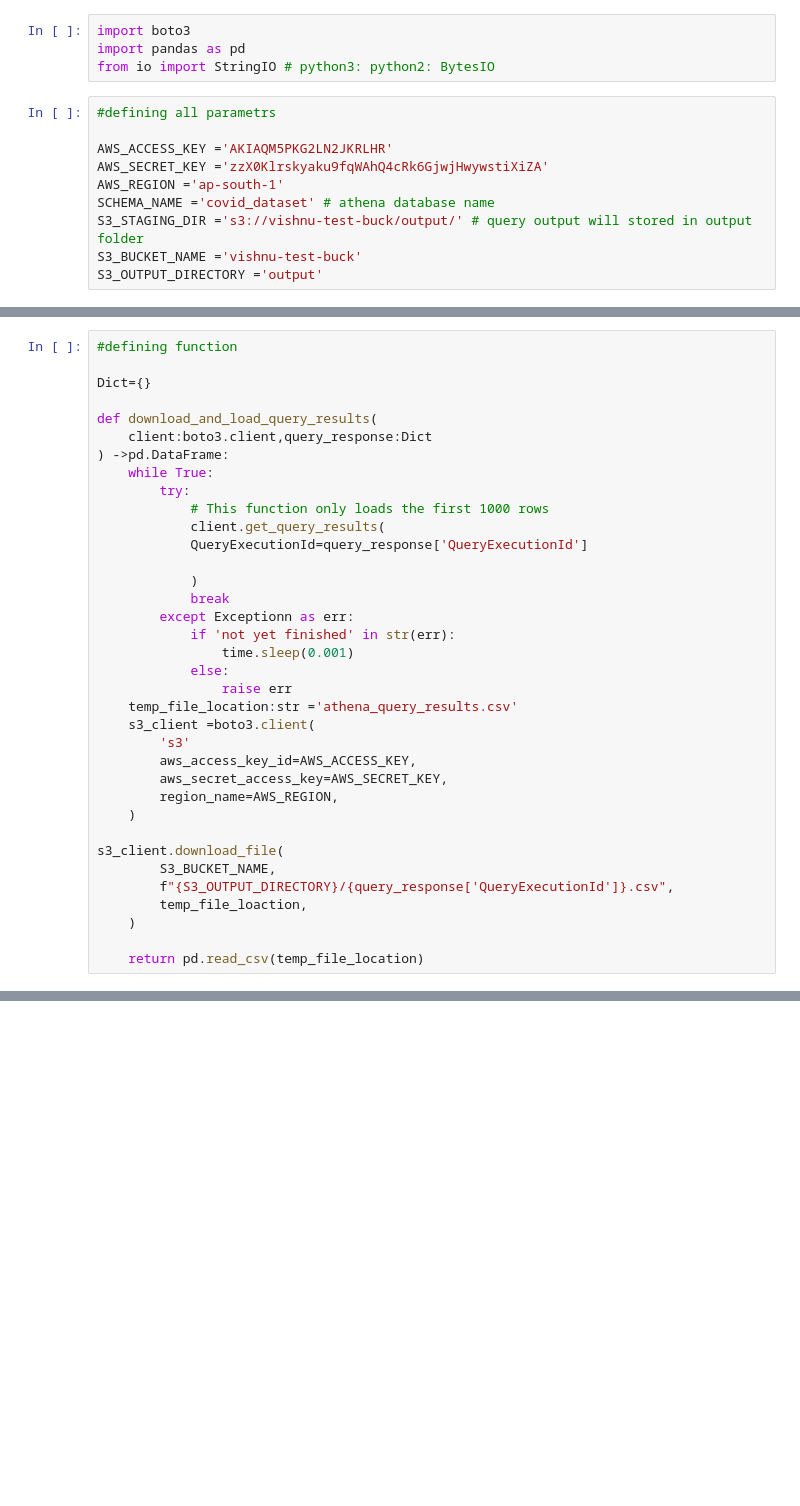
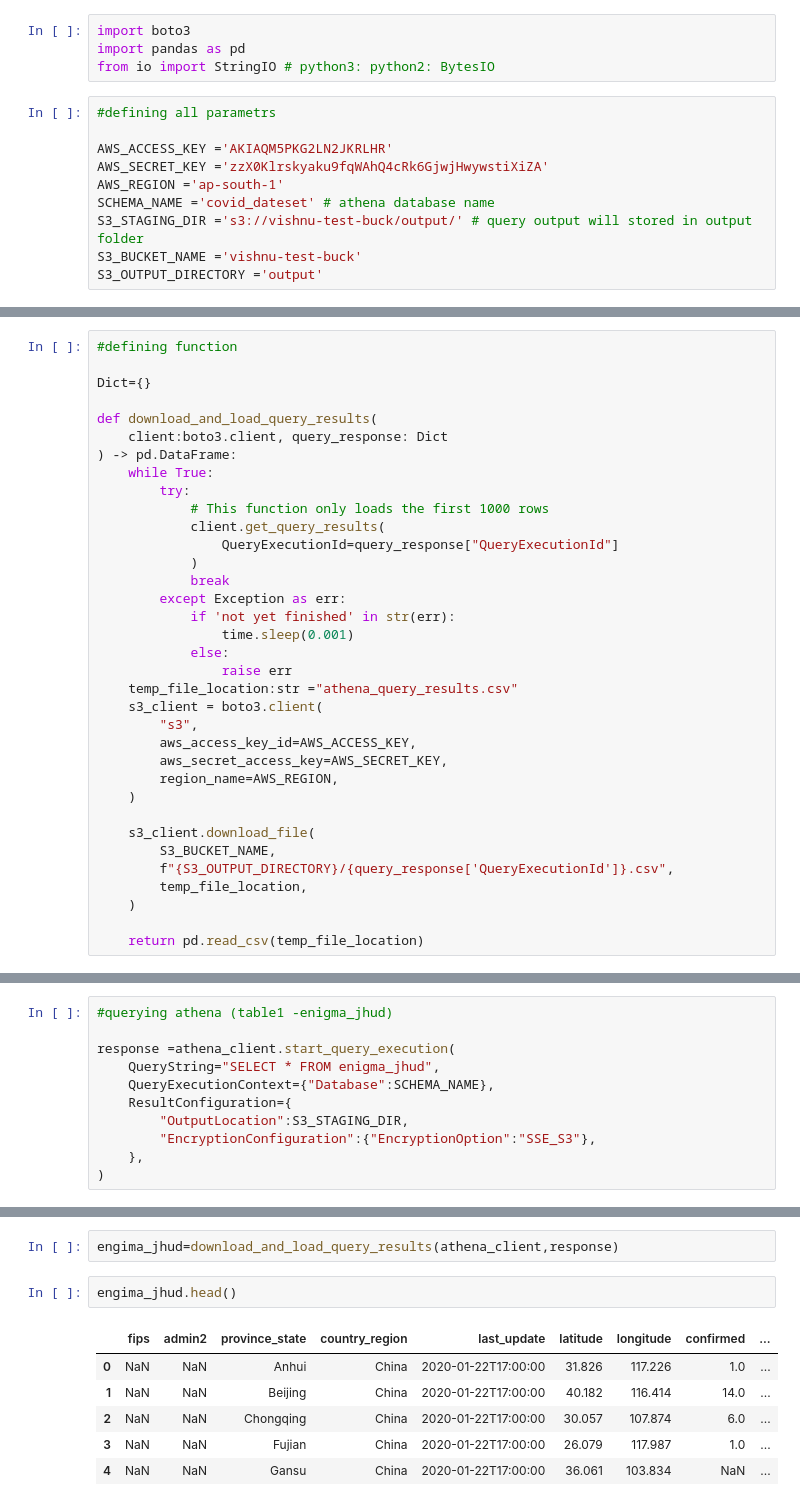
Before and after one commit to techiemas/covid-19aws, a Jupyter notebook: DE_project.ipynb, the cells around one changed output, grey strips where cells are left out. Drawn from its saved outputs; the diff is of its cells as text; blank space fills up the shorter version.

Commit message:
query all tables and result stored in s3 output

```diff
--- a/DE_project.ipynb
+++ b/DE_project.ipynb
@@ -8,7 +8,7 @@ from io import StringIO # python3: python2: BytesIO
 AWS_ACCESS_KEY ='AKIAQM5PKG2LN2JKRLHR'
 AWS_SECRET_KEY ='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'
 AWS_REGION ='ap-south-1'
-SCHEMA_NAME ='covid_dataset' # athena database name
+SCHEMA_NAME ='covid_dateset' # athena database name
 S3_STAGING_DIR ='s3://vishnu-test-buck/output/' # query output will stored in output folder
 S3_BUCKET_NAME ='vishnu-test-buck'
 S3_OUTPUT_DIRECTORY ='output'
@@ -25,33 +30,32 @@ athena_client =boto3.client('athena',
 Dict={}
 
 def download_and_load_query_results(
-    client:boto3.client,query_response:Dict
-) ->pd.DataFrame:
+    client:boto3.client, query_response: Dict
+) -> pd.DataFrame:
     while True:
         try:
             # This function only loads the first 1000 rows
             client.get_query_results(
-            QueryExecutionId=query_response['QueryExecutionId']
-
+                QueryExecutionId=query_response["QueryExecutionId"]
             )
             break
-        except Exceptionn as err:
+        except Exception as err:
             if 'not yet finished' in str(err):
                 time.sleep(0.001)
             else:
                 raise err
-    temp_file_location:str ='athena_query_results.csv'
-    s3_client =boto3.client(
-        's3'
+    temp_file_location:str ="athena_query_results.csv"
+    s3_client = boto3.client(
+        "s3",
         aws_access_key_id=AWS_ACCESS_KEY,
         aws_secret_access_key=AWS_SECRET_KEY,
         region_name=AWS_REGION,
     )
 
-s3_client.download_file(
-		S3_BUCKET_NAME,
-		f"{S3_OUTPUT_DIRECTORY}/{query_response['QueryExecutionId']}.csv",
-		temp_file_loaction,
-	)
+    s3_client.download_file(
+        S3_BUCKET_NAME,
+        f"{S3_OUTPUT_DIRECTORY}/{query_response['QueryExecutionId']}.csv",
+        temp_file_location,
+    )
 
-	return pd.read_csv(temp_file_location)
+    return pd.read_csv(temp_file_location)
@@ -59,0 +62,11 @@ SyntaxError: expected 'except' or 'finally' block (816592678.py, line 15)
+# %%
+#querying athena (table1 -enigma_jhud)
+
+response =athena_client.start_query_execution(
+    QueryString="SELECT * FROM enigma_jhud",
+    QueryExecutionContext={"Database":SCHEMA_NAME},
+    ResultConfiguration={
+        "OutputLocation":S3_STAGING_DIR,
+        "EncryptionConfiguration":{"EncryptionOption":"SSE_S3"},
+    },
+)
@@ -59,0 +85,11 @@ SyntaxError: expected 'except' or 'finally' block (816592678.py, line 15)
+# %%
+engima_jhud=download_and_load_query_results(athena_client,response)
+# %%
+engima_jhud.head()
+# %% [output]
+|  | fips | admin2 | province_state | country_region | last_update | latitude | longitude | confirmed | ... |
+| 0 | NaN | NaN | Anhui | China | 2020-01-22T17:00:00 | 31.826 | 117.226 | 1.0 | ... |
+| 1 | NaN | NaN | Beijing | China | 2020-01-22T17:00:00 | 40.182 | 116.414 | 14.0 | ... |
+| 2 | NaN | NaN | Chongqing | China | 2020-01-22T17:00:00 | 30.057 | 107.874 | 6.0 | ... |
+| 3 | NaN | NaN | Fujian | China | 2020-01-22T17:00:00 | 26.079 | 117.987 | 1.0 | ... |
+| 4 | NaN | NaN | Gansu | China | 2020-01-22T17:00:00 | 36.061 | 103.834 | NaN | ... |
```
Also changed, not shown: parts of 31 cells of this notebook, 1 other file.
